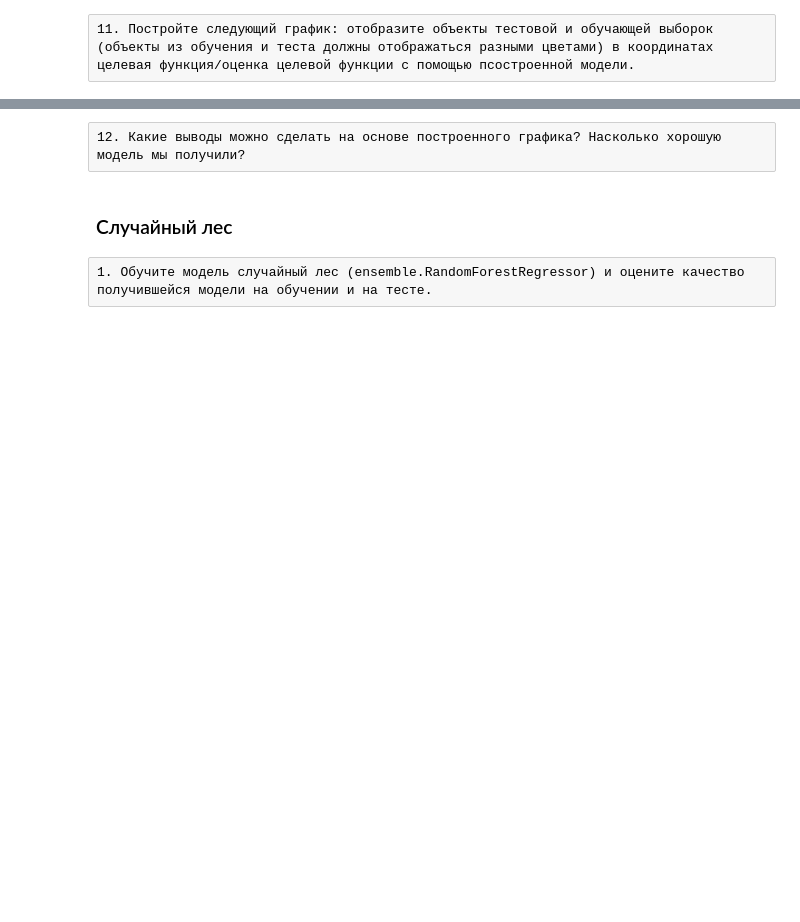
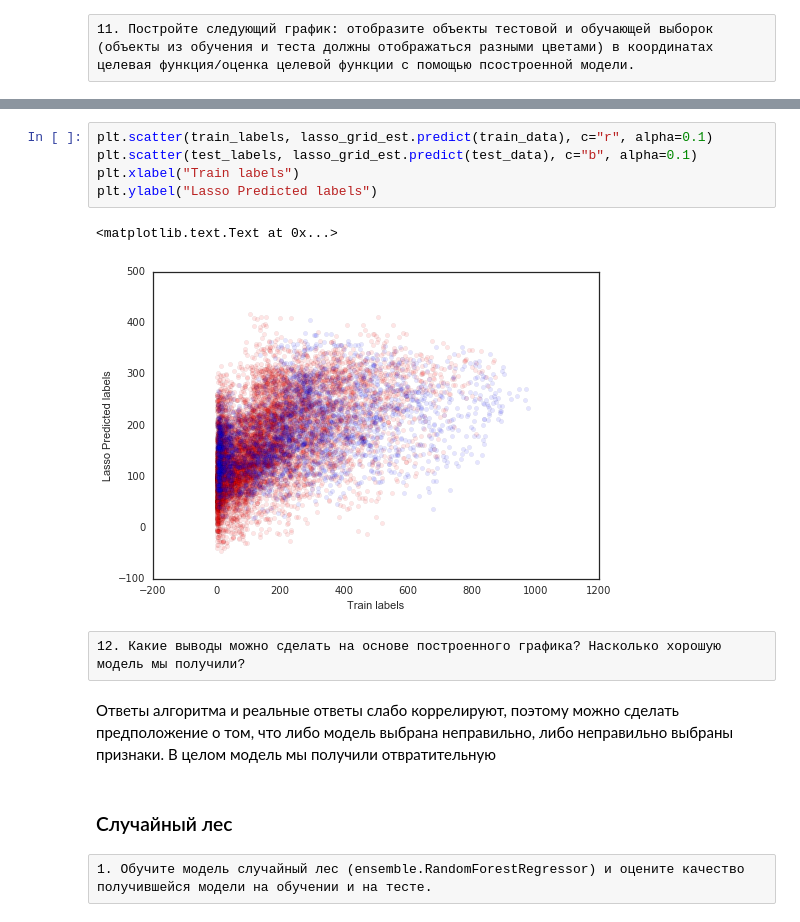
Before and after one commit to ivanychev/learning, a Jupyter notebook: machine learning/emily_python/Assignment.ipynb, the cells around one changed output, grey strips where cells are left out. Saved outputs shown, nothing was run; the diff lists cells and outputs as text; blank space fills up the shorter version.

```diff
--- a/machine learning/emily_python/Assignment.ipynb
+++ b/machine learning/emily_python/Assignment.ipynb
@@ -456,5 +520,15 @@ print(metrics.mean_absolute_error(test_labels, lasso_estimator.predict(test_data
+# %%
+plt.scatter(train_labels, lasso_grid_est.predict(train_data), c="r", alpha=0.1)
+plt.scatter(test_labels, lasso_grid_est.predict(test_data), c="b", alpha=0.1)
+plt.xlabel("Train labels")
+plt.ylabel("Lasso Predicted labels")
+# %% [output]
+<matplotlib.text.Text at 0x...>
+[figure, added]
 # %% [raw]
 12. Какие выводы можно сделать на основе построенного графика? Насколько хорошую модель мы получили?
+# %% [markdown]
+Ответы алгоритма и реальные ответы слабо коррелируют, поэтому можно сделать предположение о том, что либо модель выбрана неправильно, либо неправильно выбраны признаки. В целом модель мы получили отвратительную
 # %% [markdown]
 ### Случайный лес
 # %% [raw]
```
Also changed, not shown: parts of 19 cells of this notebook.
